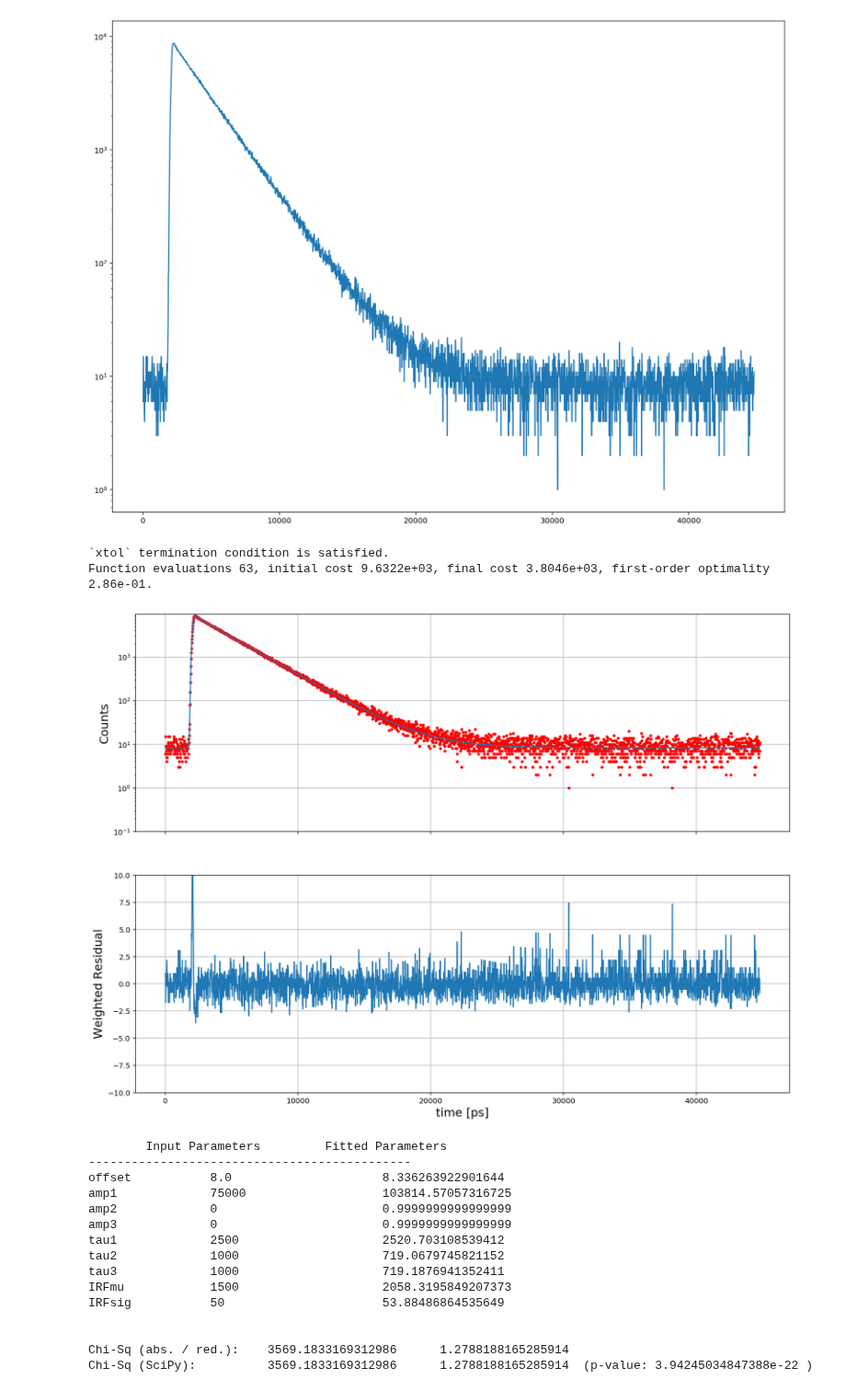
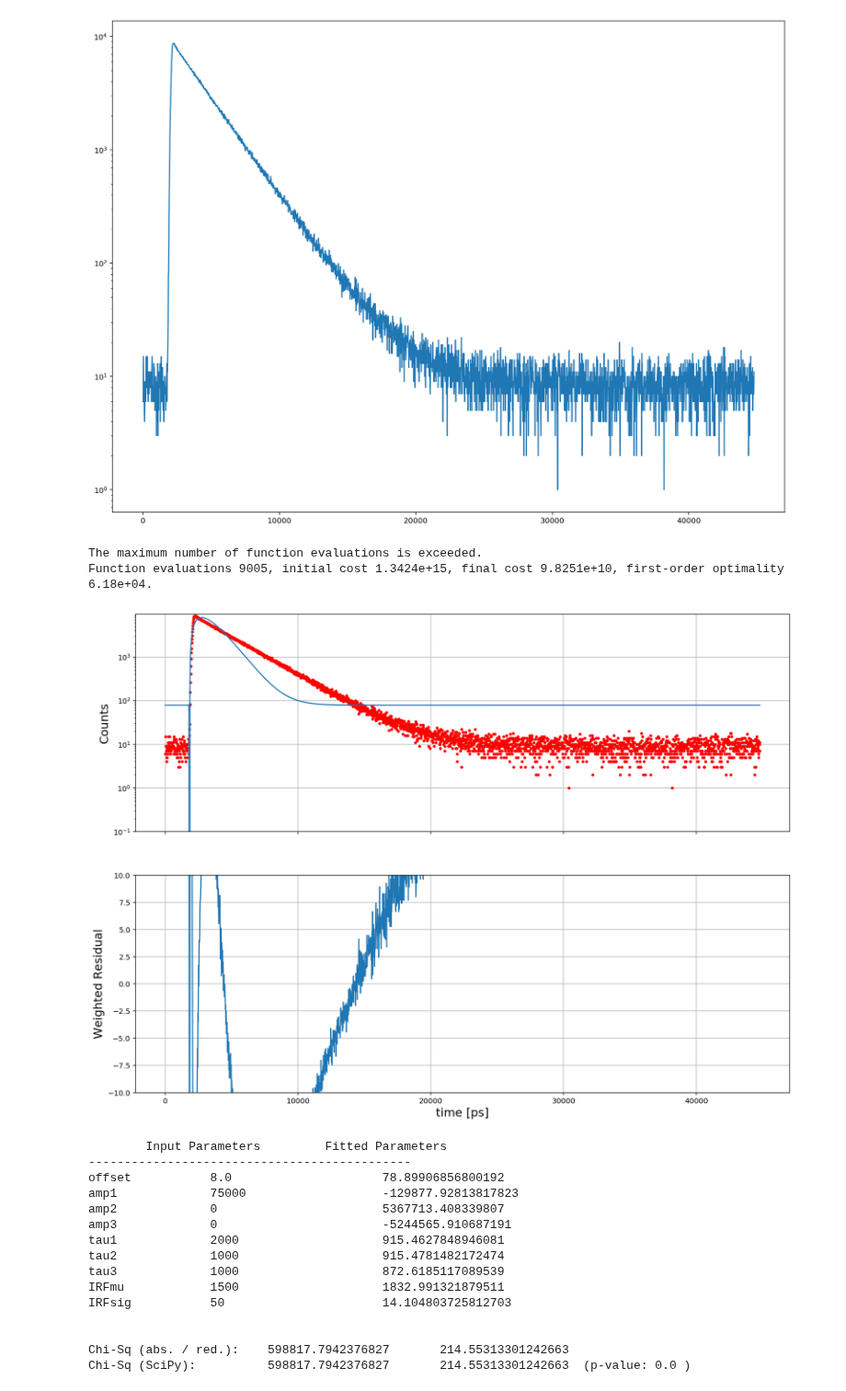
Before and after one commit to Tomkaehst/PhasorFLIM, a Jupyter notebook: notebooks/PicoQuant PTU Decoding and Fitting.ipynb, the cells around one changed output. Shown at 92% size. Saved outputs shown, nothing was run; the diff lists cells and outputs as text; code cells hidden in the pictures.

```diff
--- a/notebooks/PicoQuant PTU Decoding and Fitting.ipynb
+++ b/notebooks/PicoQuant PTU Decoding and Fitting.ipynb
@@ -1795,15 +1795,19 @@ def estimateBackground(data):
 
     return(background)
 
+def calculateWeights(data):
+    weights = np.zeros((len(data)))
+    weights = 1./np.sqrt(data, where = (data != 0))
+    weights[np.where(data == 0)] = 1./np.sqrt(estimateBackground(data))
+    return(weights)
+
 
 # Objective function
 def residuals(para_est, t, data, weighted = True):
     if(weighted == True):
         #weights = 1.0/np.sqrt(data)
         #weights[data == 0] = 1.0/np.sqrt(estimateBackground(data))
-        weights = np.zeros((len(data)))
-        weights = 1./np.sqrt(data, where = (data != 0))
-        weights[np.where(data == 0)] = 1./np.sqrt(estimateBackground(data))
+        weights = calculateWeights(data)
         resids = (data - convolutedDecay(t, *para_est, True))**2 * weights
     else:
         resids = (data - convolutedDecay(t, *para_est, True))**2
@@ -1829,7 +1833,7 @@ para_names = (
 )
 
 # Loading fluoresceine decay
-fluoresceine_raw = readPTU('../qt_app/testData/EGFP_Cherry_Co_1_1.ptu')
+fluoresceine_raw = readPTU('../qt_app/testData/Capillary_Fluoresceine_DilutionSeries_50nM_1_1.ptu')
 
 fluoresceine_c1, fluoresceine_c1_intImg = buildFLIMArray(fluoresceine_raw[0],
                                     channel = 0,
@@ -1863,13 +1867,13 @@ Found Header_End.
 para_start = (
     estimateBackground(fluoresceine_c1_sumDecay), # offset
     100000, # Amplitude 1
-    3000, # tau 1
-    1000, # Laser mu / shift
-    100 # Laser sigma
+    4000, # tau 1
+    1500, # Laser mu / shift
+    200 # Laser sigma
 )
 
 para_bounds = (
-    (1, 10, 200, 10, 20),
+    (0, 10, 200, 10, 20),
     (500, 100000000, 10000, 10000, 500)
 )
 
@@ -1881,11 +1885,12 @@ para_opt = optimize.least_squares(residuals,
                                   loss = 'cauchy',
                                   args = (tAxis, fluoresceine_c1_sumDecay, True),
                                   bounds = para_bounds,
+                                  max_nfev = 10000,
                                   verbose = 1)
 
 
 fitted_curve = convolutedDecay(tAxis, *para_opt['x'], True)
-weighted_resid = (fitted_curve - fluoresceine_c1_sumDecay)*1/np.sqrt(fluoresceine_c1_sumDecay)
+weighted_resid = (fitted_curve - fluoresceine_c1_sumDecay)*calculateWeights(fluoresceine_c1_sumDecay)
 
 fig, ax = plt.subplots(2, 1, sharex = True)
 fig.suptitle = 'test'
@@ -1979,15 +1984,19 @@ def estimateBackground(data):
 
     return(background)
 
+def calculateWeights(data):
+    weights = np.zeros((len(data)))
+    weights = 1./np.sqrt(data, where = (data != 0))
+    weights[np.where(data == 0)] = 1./np.sqrt(estimateBackground(data))
+    return(weights)
+
 
 # Objective function
 def residuals(para_est, t, data, weighted = True):
     if(weighted == True):
         #weights = 1.0/np.sqrt(data)
         #weights[data == 0] = 1.0/np.sqrt(estimateBackground(data))
-        weights = np.zeros((len(data)))
-        weights = 1./np.sqrt(data, where = (data != 0))
-        weights[np.where(data == 0)] = 1./np.sqrt(estimateBackground(data))
+        weights = calculateWeights(data)
         resids = (data - convolutedDecay(t, *para_est, True))**2 * weights
     else:
         resids = (data - convolutedDecay(t, *para_est, True))**2
@@ -2058,7 +2067,7 @@ para_start = (
     75000, # Amplitude 1
     0, # Amplitude 2
     0, # Amplitude 3
-    2500, # tau 1
+    2000, # tau 1
     1000, # tau2
     1000, # tau3
     1500, # Laser mu / shift
@@ -2088,65 +2097,65 @@ para_bounds = (
 
 para_opt = optimize.least_squares(residuals,
                                   para_start,
-                                  method = 'trf',
+                                  method = 'lm',
                                   ftol = 1e-15,
                                   xtol = 1e-15,
-                                  loss = 'cauchy',
+                                  #loss = 'arctan',
                                   args = (tAxis, fluoresceine_c1_sumDecay, True),
-                                  bounds = para_bounds,
+                                  #bounds = para_bounds,
                                   verbose = 1)
 
 
 fitted_curve = convolutedDecay(tAxis, *para_opt['x'], True)
-weighted_resid = (fitted_curve - fluoresceine_c1_sumDecay)*1/np.sqrt(fluoresceine_c1_sumDecay)
+weighted_resid = (fitted_curve - fluoresceine_c1_sumDecay)*calculateWeights(fluoresceine_c1_sumDecay)
 
 fig, ax = plt.subplots(2, 1, sharex = True)
 fig.suptitle = 'test'
 ax[0].plot(tAxis, fluoresceine_c1_sumDecay, 'r.')
 ax[0].plot(tAxis, fitted_curve)
 ax[0].set(ylim = (0.1, max(fluoresceine_c1_sumDecay)*1.1), ylabel = 'Counts', yscale = 'log')
 ax[0].grid()
 ax[1].plot(tAxis, weighted_resid)
 ax[1].set(xlabel = 'time [ps]', ylabel = 'Weighted Residual', ylim = (-10, 10))
 ax[1].grid()
 plt.savefig('../notebooks/monoFit.pdf', format = 'pdf')
 plt.show()
 
 print("\tInput Parameters\t Fitted Parameters")
 print("---------------------------------------------")
 for i in range(0, len(para_names)):
     print(para_names[i],"\t\t", para_start[i], "\t\t\t", para_opt['x'][i])
 
 
 # Chi-Squared
 chisq = np.sum(((fluoresceine_c1_sumDecay - fitted_curve)**2)/fitted_curve)
 chisq_scipy = stats.chisquare(fluoresceine_c1_sumDecay, fitted_curve, len(para_start))
 
 chisq_red = chisq/(len(fluoresceine_c1_sumDecay) - len(para_start))
 df = len(fluoresceine_c1_sumDecay) - len(para_start)
 
 print("\n")
 print("Chi-Sq (abs. / red.):\t", chisq, "\t", chisq_red)
 print("Chi-Sq (SciPy):\t\t", chisq_scipy[0], "\t", chisq_scipy[0]/df, " (p-value:", chisq_scipy[1], ")\n")
 # %% [output]
-`xtol` termination condition is satisfied.
-Function evaluations 63, initial cost 9.6322e+03, final cost 3.8046e+03, first-order optimality 2.86e-01.
+The maximum number of function evaluations is exceeded.
+Function evaluations 9005, initial cost 1.3424e+15, final cost 9.8251e+10, first-order optimality 6.18e+04.
-[figure, old version]
+[figure, new version]
         Input Parameters         Fitted Parameters
 ---------------------------------------------
-offset           8.0                     8.336263922901644
-amp1             75000                   103814.57057316725
-amp2             0                       0.9999999999999999
-amp3             0                       0.9999999999999999
-tau1             2500                    2520.703108539412
-tau2             1000                    719.0679745821152
-tau3             1000                    719.1876941352411
-IRFmu            1500                    2058.3195849207373
-IRFsig           50                      53.88486864535649
+offset           8.0                     78.89906856800192
+amp1             75000                   -129877.92813817823
+amp2             0                       5367713.408339807
+amp3             0                       -5244565.910687191
+tau1             2000                    915.4627848946081
+tau2             1000                    915.4781482172474
+tau3             1000                    872.6185117089539
+IRFmu            1500                    1832.991321879511
+IRFsig           50                      14.104803725812703
 
 
-Chi-Sq (abs. / red.):    3569.1833169312986      1.2788188165285914
-Chi-Sq (SciPy):          3569.1833169312986      1.2788188165285914  (p-value: 3.94245034847388e-22 )
+Chi-Sq (abs. / red.):    598817.7942376827       214.55313301242663
+Chi-Sq (SciPy):          598817.7942376827       214.55313301242663  (p-value: 0.0 )
 # %%
 amp_sum = para_opt['x'][1] + para_opt['x'][2]
 print("Ampltude 1: ", para_opt['x'][1] / amp_sum, "\tAmplitude 2: ", para_opt['x'][2] / amp_sum)
```
Also changed, not shown: parts of 4 cells of this notebook, 2 other files.
